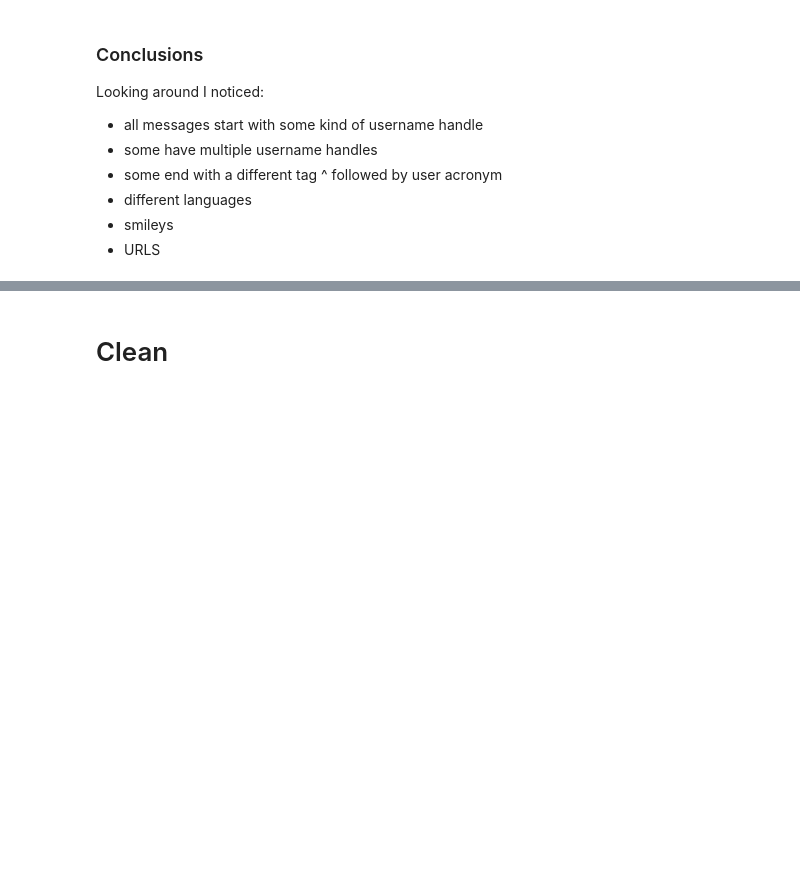
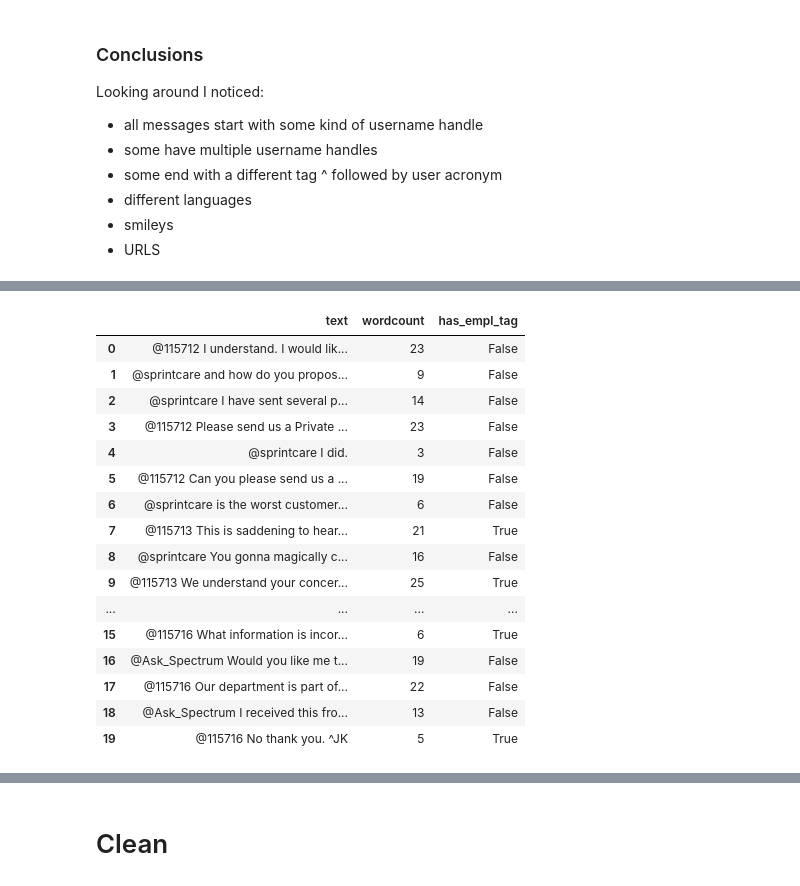
Before and after one commit to DiederikCvB/helpdesk-topics, a Jupyter notebook: Experiments/Topic_model.ipynb, the cells around one changed output, grey strips where cells are left out. Cells and saved outputs as stored; diff of their text form; code cells hidden in the pictures; blank space fills up the shorter version.

```diff
--- a/Experiments/Topic_model.ipynb
+++ b/Experiments/Topic_model.ipynb
@@ -59,0 +101,22 @@ These messages do not give any useful information for automation. That is why it
+# %%
+# Check the employee tag and save as indicator
+df['has_empl_tag'] = df['text'].str.contains(r'[\^\-][A-Z\d]+[\s]*$')
+df.head(n=20)
+# %% [output]
+|  | text | wordcount | has_empl_tag |
+| 0 | @115712 I understand. I would lik... | 23 | False |
+| 1 | @sprintcare and how do you propos... | 9 | False |
+| 2 | @sprintcare I have sent several p... | 14 | False |
+| 3 | @115712 Please send us a Private ... | 23 | False |
+| 4 | @sprintcare I did. | 3 | False |
+| 5 | @115712 Can you please send us a ... | 19 | False |
+| 6 | @sprintcare is the worst customer... | 6 | False |
+| 7 | @115713 This is saddening to hear... | 21 | True |
+| 8 | @sprintcare You gonna magically c... | 16 | False |
+| 9 | @115713 We understand your concer... | 25 | True |
+| ... | ... | ... | ... |
+| 15 | @115716 What information is incor... | 6 | True |
+| 16 | @Ask_Spectrum Would you like me t... | 19 | False |
+| 17 | @115716 Our department is part of... | 22 | False |
+| 18 | @Ask_Spectrum I received this fro... | 13 | False |
+| 19 | @115716 No thank you. ^JK | 5 | True |
```
Also changed, not shown: parts of 56 cells of this notebook, 1 other file.
